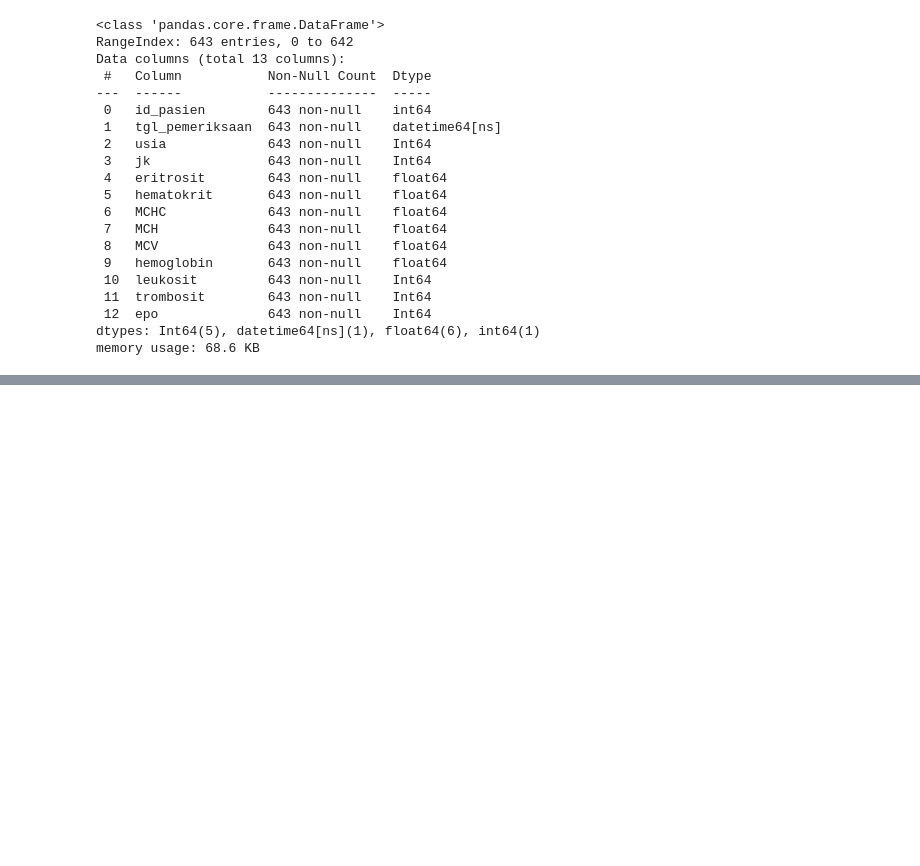
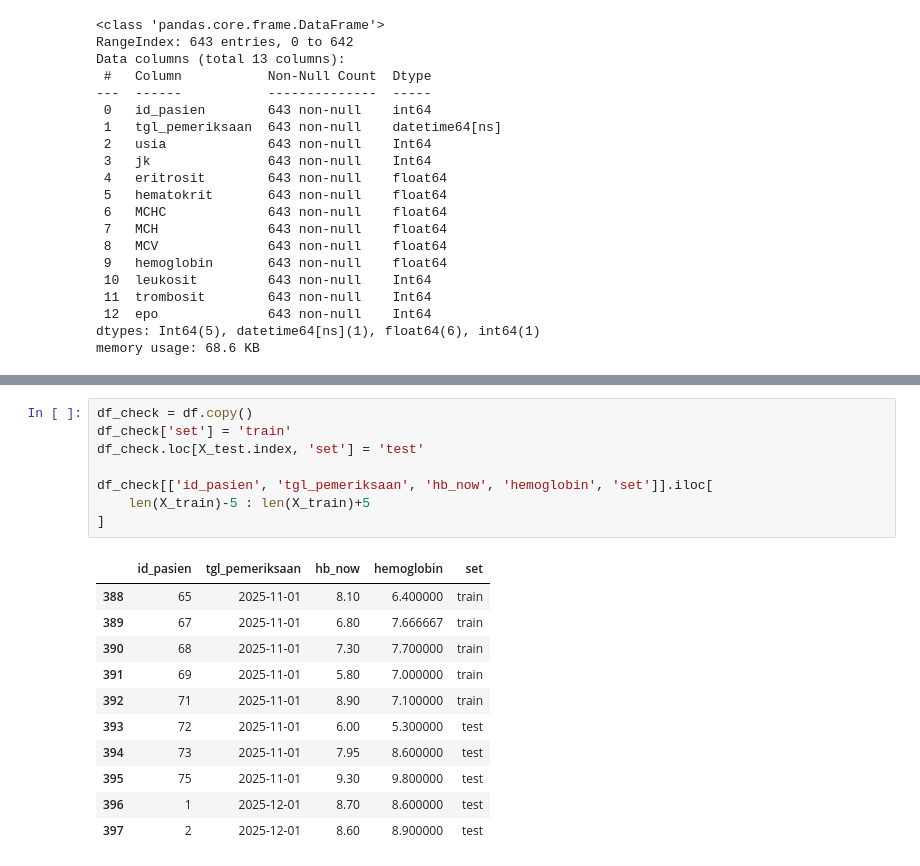
Before and after one commit to airtaprtw/PREDIKSI-KADAR-HB, a Jupyter notebook: notebooks/02_Modelling.ipynb, the cells around one changed output, grey strips where cells are left out. Drawn from its saved outputs; the diff is of its cells as text; blank space fills up the shorter version.

```diff
--- a/notebooks/02_Modelling.ipynb
+++ b/notebooks/02_Modelling.ipynb
@@ -104,4 +149,24 @@ Iterasi ke-5:
 ------------------------------
+# %%
+df_check = df.copy()
+df_check['set'] = 'train'
+df_check.loc[X_test.index, 'set'] = 'test'
+
+df_check[['id_pasien', 'tgl_pemeriksaan', 'hb_now', 'hemoglobin', 'set']].iloc[
+    len(X_train)-5 : len(X_train)+5
+]
+# %% [output]
+|  | id_pasien | tgl_pemeriksaan | hb_now | hemoglobin | set |
+| 388 | 65 | 2025-11-01 | 8.10 | 6.400000 | train |
+| 389 | 67 | 2025-11-01 | 6.80 | 7.666667 | train |
+| 390 | 68 | 2025-11-01 | 7.30 | 7.700000 | train |
+| 391 | 69 | 2025-11-01 | 5.80 | 7.000000 | train |
+| 392 | 71 | 2025-11-01 | 8.90 | 7.100000 | train |
+| 393 | 72 | 2025-11-01 | 6.00 | 5.300000 | test |
+| 394 | 73 | 2025-11-01 | 7.95 | 8.600000 | test |
+| 395 | 75 | 2025-11-01 | 9.30 | 9.800000 | test |
+| 396 | 1 | 2025-12-01 | 8.70 | 8.600000 | test |
+| 397 | 2 | 2025-12-01 | 8.60 | 8.900000 | test |
 # %%
 import optuna
 from sklearn.model_selection import cross_val_score, TimeSeriesSplit
```
Also changed, not shown: parts of 10 cells of this notebook, 1 other file.
